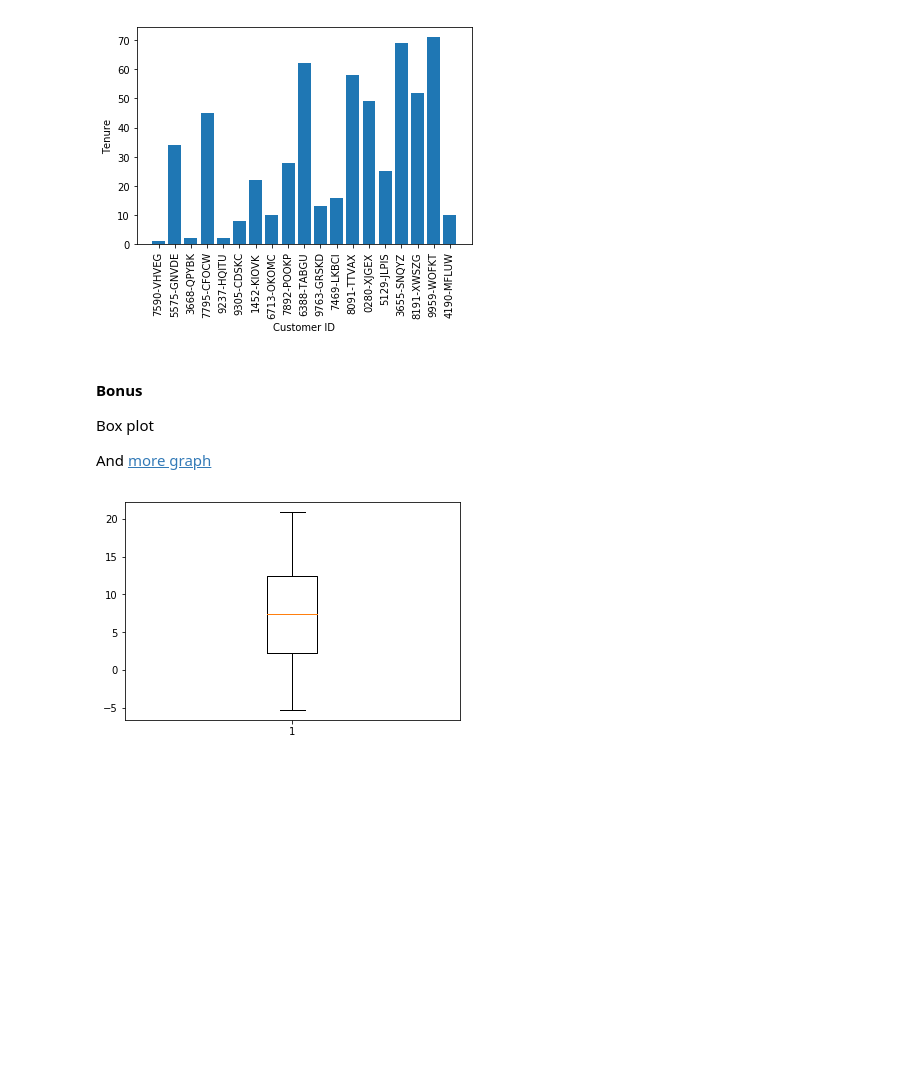
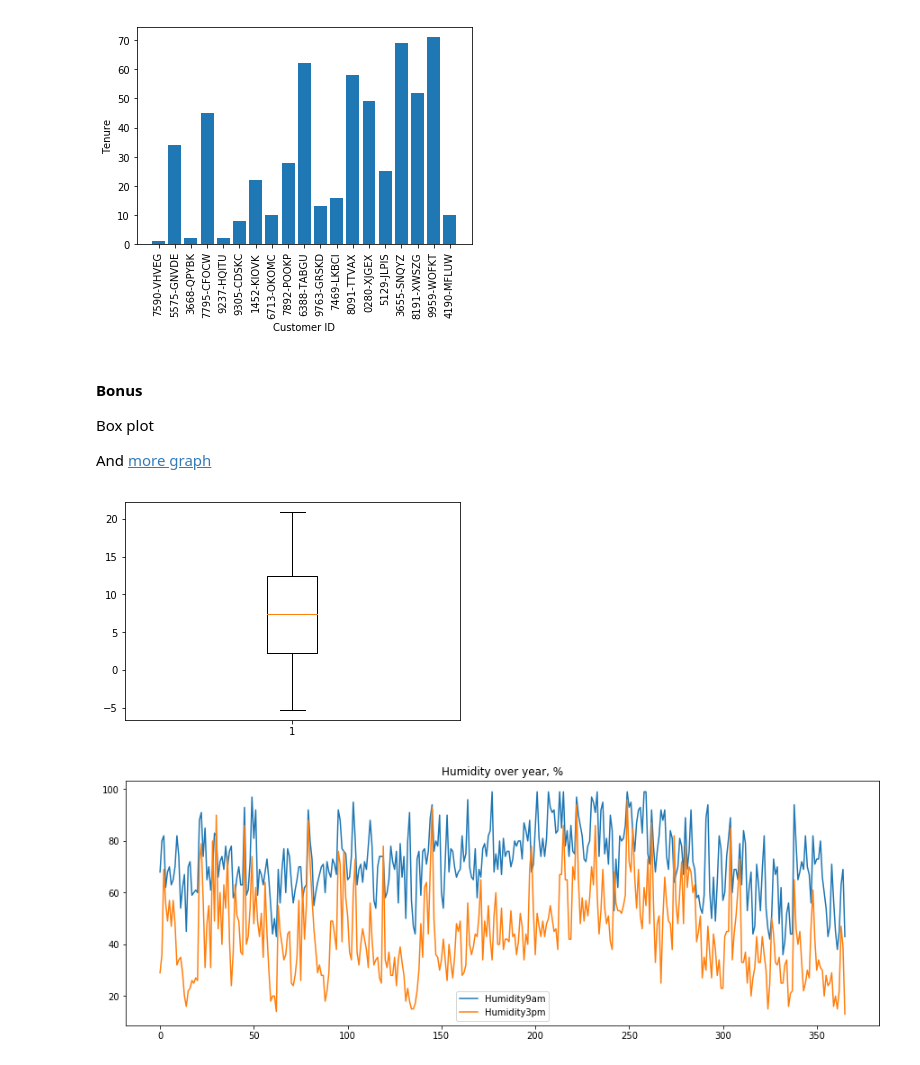
Before and after one commit to nguyenbh1507/TIC-Data-Science-1, a Jupyter notebook: Session2/matplotlib-data-visualization.ipynb, the cells around one changed output. Saved outputs shown, nothing was run; the diff lists cells and outputs as text; code cells hidden in the pictures; blank space fills up the shorter version.

```diff
--- a/Session2/matplotlib-data-visualization.ipynb
+++ b/Session2/matplotlib-data-visualization.ipynb
@@ -143,3 +143,8 @@ plt.boxplot(x=df.MinTemp)
 plt.show()
 # %% [output]
 [figure]
+# %%
+df.plot(y=['Humidity9am', 'Humidity3pm'], figsize=(15,5), title='Humidity over year, %')
+plt.show()
+# %% [output]
+[figure, added]
```
Also changed, not shown: parts of 2 cells of this notebook, 4 other files.
